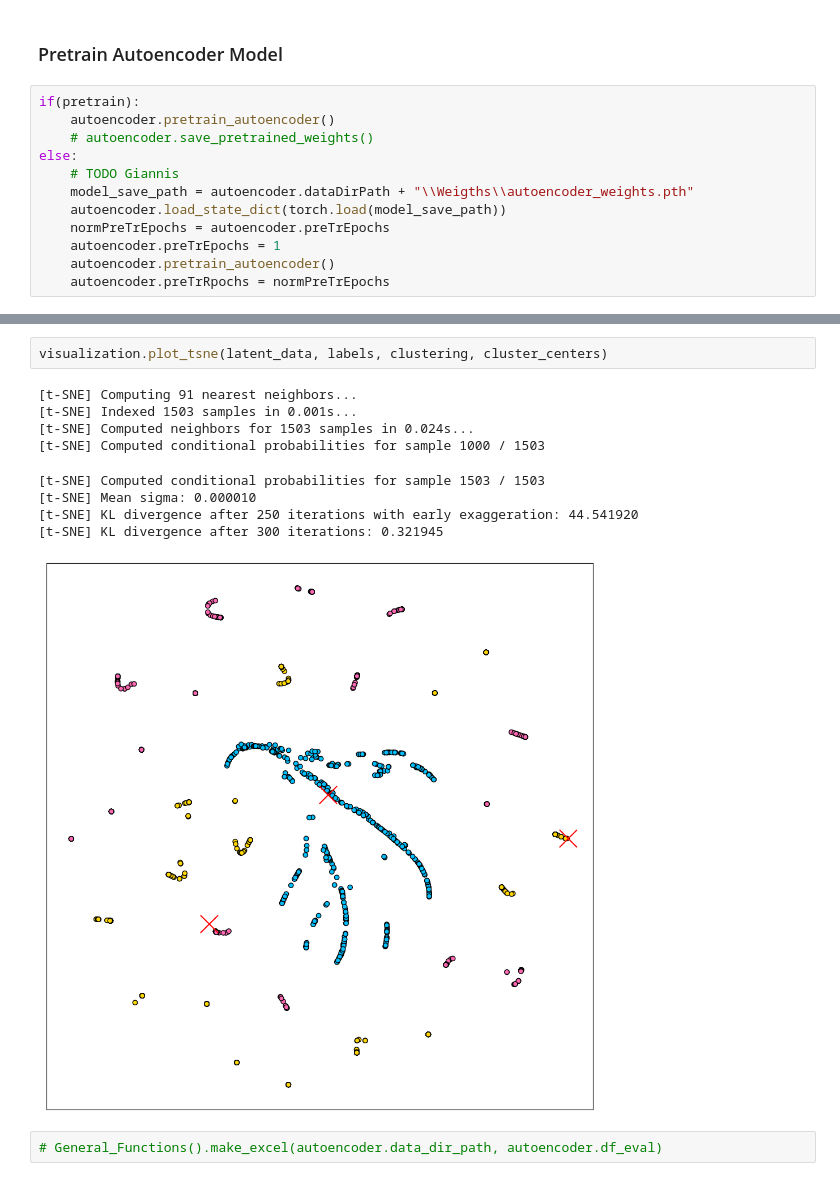
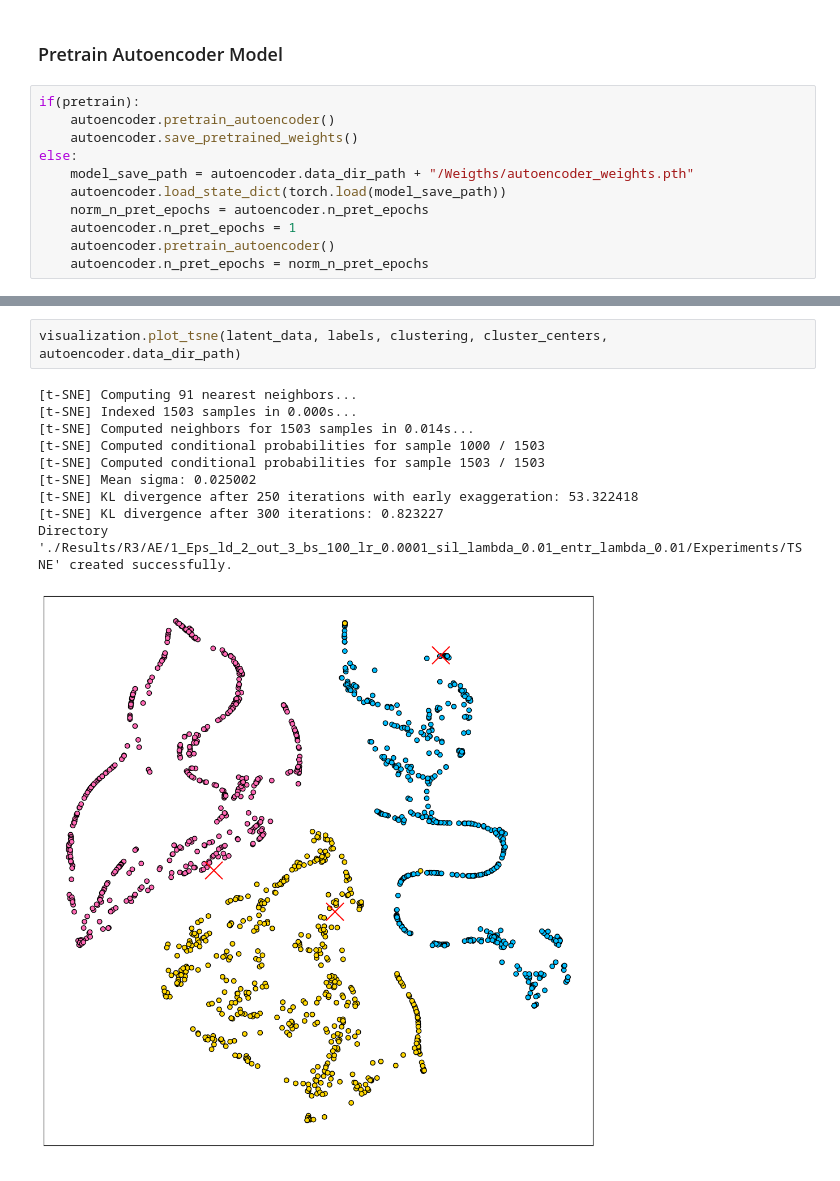
Before and after one commit to gvardakas/Soft-Silhouette, a Jupyter notebook: Autoencoder_Experiments.ipynb, the cells around one changed output, grey strips where cells are left out. Drawn from its saved outputs; the diff is of its cells as text.

```diff
--- a/Autoencoder_Experiments.ipynb
+++ b/Autoencoder_Experiments.ipynb
@@ -118,13 +118,12 @@ Autoencoder(
 # %%
 if(pretrain):
     autoencoder.pretrain_autoencoder()
-    # autoencoder.save_pretrained_weights()
+    autoencoder.save_pretrained_weights()
 else:
-    # TODO Giannis
-    model_save_path = autoencoder.dataDirPath + "\\Weigths\\autoencoder_weights.pth"
+    model_save_path = autoencoder.data_dir_path + "/Weigths/autoencoder_weights.pth"
     autoencoder.load_state_dict(torch.load(model_save_path))
-    normPreTrEpochs = autoencoder.preTrEpochs
-    autoencoder.preTrEpochs = 1
+    norm_n_pret_epochs = autoencoder.n_pret_epochs
+    autoencoder.n_pret_epochs = 1
     autoencoder.pretrain_autoencoder()
-    autoencoder.preTrRpochs = normPreTrEpochs
+    autoencoder.n_pret_epochs = norm_n_pret_epochs
 # %% [output]
@@ -205,17 +192,16 @@ visualization.plot(latent_data, labels, clustering, cluster_centers)
 # %%
-visualization.plot_tsne(latent_data, labels, clustering, cluster_centers)
+visualization.plot_tsne(latent_data, labels, clustering, cluster_centers, autoencoder.data_dir_path)
 # %% [output]
 [t-SNE] Computing 91 nearest neighbors...
-[t-SNE] Indexed 1503 samples in 0.001s...
-[t-SNE] Computed neighbors for 1503 samples in 0.024s...
+[t-SNE] Indexed 1503 samples in 0.000s...
+[t-SNE] Computed neighbors for 1503 samples in 0.014s...
 [t-SNE] Computed conditional probabilities for sample 1000 / 1503
+[t-SNE] Computed conditional probabilities for sample 1503 / 1503
+[t-SNE] Mean sigma: 0.025002
+[t-SNE] KL divergence after 250 iterations with early exaggeration: 53.322418
+[t-SNE] KL divergence after 300 iterations: 0.823227
+Directory './Results/R3/AE/1_Eps_ld_2_out_3_bs_100_lr_0.0001_sil_lambda_0.01_entr_lambda_0.01/Experiments/TSNE' created successfully.
-[t-SNE] Computed conditional probabilities for sample 1503 / 1503
-[t-SNE] Mean sigma: 0.000010
-[t-SNE] KL divergence after 250 iterations with early exaggeration: 44.541920
-[t-SNE] KL divergence after 300 iterations: 0.321945
-[figure, old version]
+[figure, new version]
-# %%
-# General_Functions().make_excel(autoencoder.data_dir_path, autoencoder.df_eval)
 # %%
 cluster_centers
 # %% [output]
```
Also changed, not shown: parts of 9 cells of this notebook, 4 other files.
